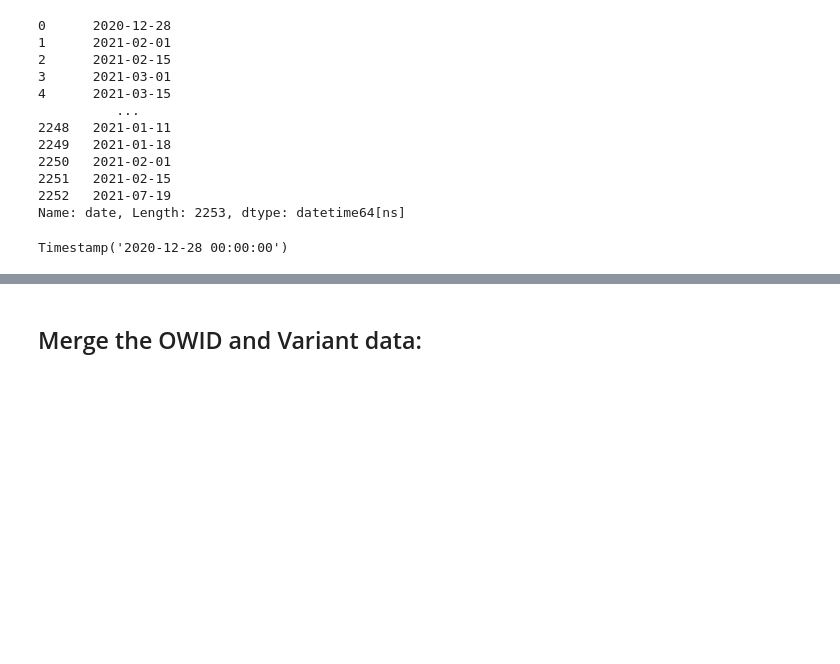
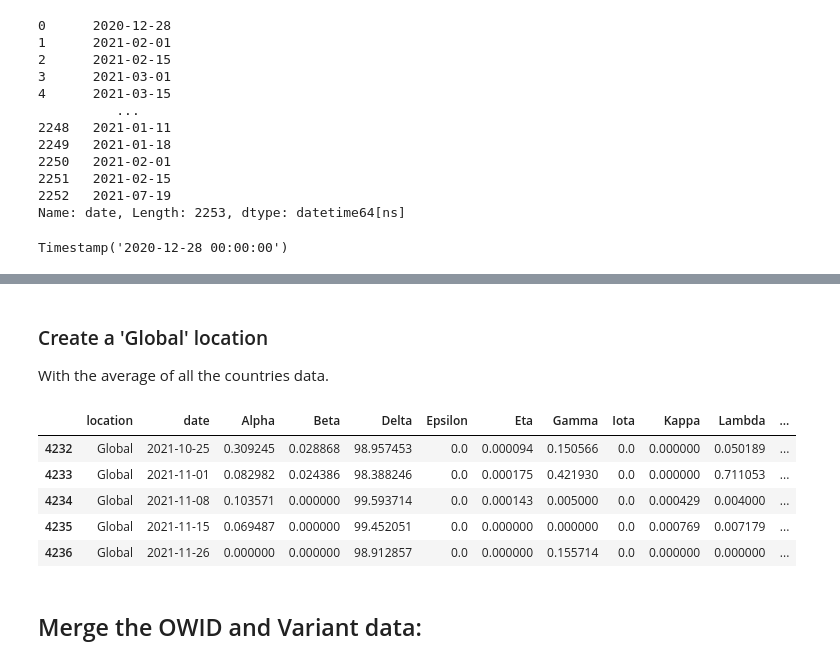
Before and after one commit to w-oke/covid_reproduction, a Jupyter notebook: owid_exploration.ipynb, the cells around one changed output, grey strips where cells are left out. Drawn from its saved outputs; the diff is of its cells as text; code cells hidden in the pictures; blank space fills up the shorter version.

```diff
--- a/owid_exploration.ipynb
+++ b/owid_exploration.ipynb
@@ -279,3 +315,20 @@ Name: date, Length: 2254, dtype: datetime64[ns]
+# %% [markdown]
+### Create a 'Global' location
+With the average of all the countries data.
+# %%
+variants_glob = variants4.groupby('date').mean()
+variants_glob['date'] = variants_glob.index
+variants_glob['location'] = 'Global'
+variants5 = variants4.append(variants_glob)
+variants5.reset_index(drop=True, inplace=True)
+variants5.tail()
+# %% [output]
+|  | location | date | Alpha | Beta | Delta | Epsilon | Eta | Gamma | Iota | Kappa | Lambda | ... |
+| 4232 | Global | 2021-10-25 | 0.309245 | 0.028868 | 98.957453 | 0.0 | 0.000094 | 0.150566 | 0.0 | 0.000000 | 0.050189 | ... |
+| 4233 | Global | 2021-11-01 | 0.082982 | 0.024386 | 98.388246 | 0.0 | 0.000175 | 0.421930 | 0.0 | 0.000000 | 0.711053 | ... |
+| 4234 | Global | 2021-11-08 | 0.103571 | 0.000000 | 99.593714 | 0.0 | 0.000143 | 0.005000 | 0.0 | 0.000429 | 0.004000 | ... |
+| 4235 | Global | 2021-11-15 | 0.069487 | 0.000000 | 99.452051 | 0.0 | 0.000000 | 0.000000 | 0.0 | 0.000769 | 0.007179 | ... |
+| 4236 | Global | 2021-11-26 | 0.000000 | 0.000000 | 98.912857 | 0.0 | 0.000000 | 0.155714 | 0.0 | 0.000000 | 0.000000 | ... |
 # %% [markdown]
 ## Merge the OWID and Variant data:
 # %%
```
Also changed, not shown: parts of 7 cells of this notebook.
